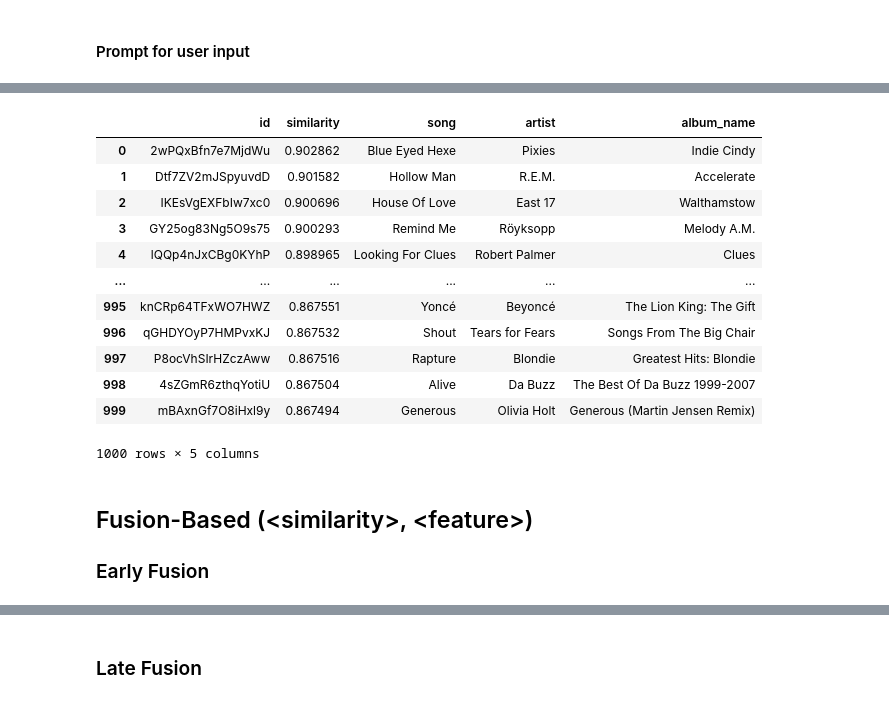
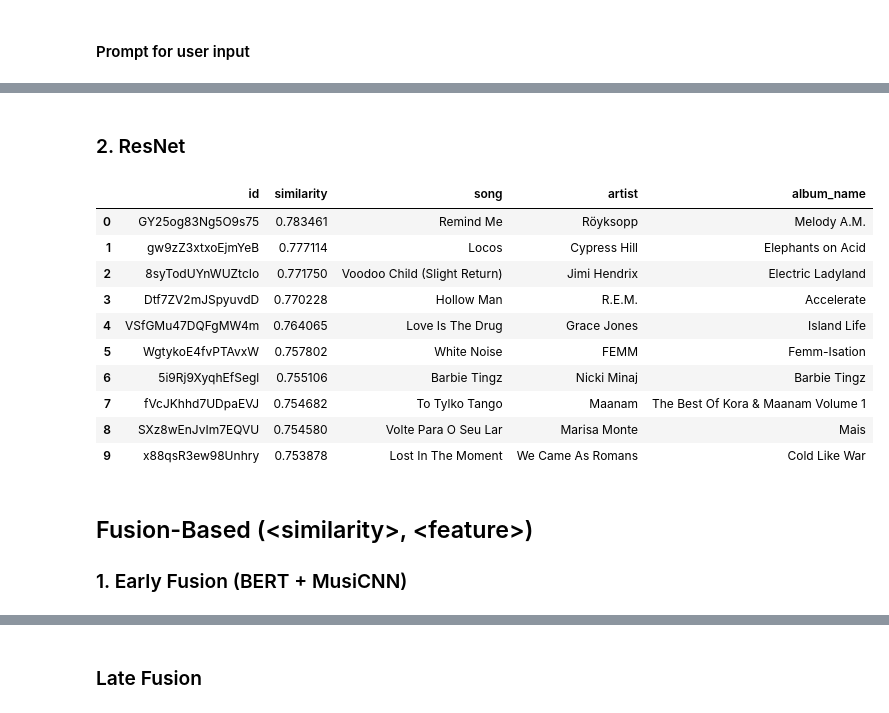
Before and after one commit to haraleib/MMSR_GroupB_WS23, a Jupyter notebook: Task 3_Group B.ipynb, the cells around one changed output, grey strips where cells are left out. Saved outputs shown, nothing was run; the diff lists cells and outputs as text; code cells hidden in the pictures.

```diff
--- a/Task 3_Group B.ipynb
+++ b/Task 3_Group B.ipynb
@@ -33,5 +34,13 @@ num_top_similar = int(input("Enter the number of top similar tracks: "))
 #   - Title: Letterman
 #   - Artist: Wiz Khalifa
 query, query_row_id = songs.prompt_song_query()
+
+retN = Retrieval(n=num_top_similar)
+
+def show_top_similar(dataset: LocalDataset) -> pd.DataFrame:
+    global retN, query_row_id
+
+    top_similar = retN.top_similar_tracks(query_row_id, dataset=dataset)
+    return Retrieval.create_df_from_tracks(top_similar)
 # %% [markdown]
 ## Video-Based(\<similarity\>, \<feature\>)
@@ -62,20 +78,20 @@ Retrieval.create_df_from_tracks(retN.top_similar_tracks(query_row_id, dataset=da
+# %% [markdown]
+### 2. ResNet
 # %%
-Retrieval.create_df_from_tracks(retN.top_similar_tracks(query_row_id, dataset=datasets.incp))
+show_top_similar(datasets.resnet)
 # %% [output]
 |  | id | similarity | song | artist | album_name |
-| 0 | 2wPQxBfn7e7MjdWu | 0.902862 | Blue Eyed Hexe | Pixies | Indie Cindy |
-| 1 | Dtf7ZV2mJSpyuvdD | 0.901582 | Hollow Man | R.E.M. | Accelerate |
-| 2 | IKEsVgEXFbIw7xc0 | 0.900696 | House Of Love | East 17 | Walthamstow |
-| 3 | GY25og83Ng5O9s75 | 0.900293 | Remind Me | Röyksopp | Melody A.M. |
-| 4 | lQQp4nJxCBg0KYhP | 0.898965 | Looking For Clues | Robert Palmer | Clues |
-| ... | ... | ... | ... | ... | ... |
-| 995 | knCRp64TFxWO7HWZ | 0.867551 | Yoncé | Beyoncé | The Lion King: The Gift |
-| 996 | qGHDYOyP7HMPvxKJ | 0.867532 | Shout | Tears for Fears | Songs From The Big Chair |
-| 997 | P8ocVhSIrHZczAww | 0.867516 | Rapture | Blondie | Greatest Hits: Blondie |
-| 998 | 4sZGmR6zthqYotiU | 0.867504 | Alive | Da Buzz | The Best Of Da Buzz 1999-2007 |
-| 999 | mBAxnGf7O8iHxl9y | 0.867494 | Generous | Olivia Holt | Generous (Martin Jensen Remix) |
+| 0 | GY25og83Ng5O9s75 | 0.783461 | Remind Me | Röyksopp | Melody A.M. |
+| 1 | gw9zZ3xtxoEjmYeB | 0.777114 | Locos | Cypress Hill | Elephants on Acid |
+| 2 | 8syTodUYnWUZtcIo | 0.771750 | Voodoo Child (Slight Return) | Jimi Hendrix | Electric Ladyland |
+| 3 | Dtf7ZV2mJSpyuvdD | 0.770228 | Hollow Man | R.E.M. | Accelerate |
+| 4 | VSfGMu47DQFgMW4m | 0.764065 | Love Is The Drug | Grace Jones | Island Life |
+| 5 | WgtykoE4fvPTAvxW | 0.757802 | White Noise | FEMM | Femm-Isation |
+| 6 | 5i9Rj9XyqhEfSegl | 0.755106 | Barbie Tingz | Nicki Minaj | Barbie Tingz |
+| 7 | fVcJKhhd7UDpaEVJ | 0.754682 | To Tylko Tango | Maanam | The Best Of Kora & Maanam Volume 1 |
+| 8 | SXz8wEnJvIm7EQVU | 0.754580 | Volte Para O Seu Lar | Marisa Monte | Mais |
+| 9 | x88qsR3ew98Unhry | 0.753878 | Lost In The Moment | We Came As Romans | Cold Like War |
-1000 rows × 5 columns
 # %% [markdown]
 ## Fusion-Based (\<similarity\>, \<feature\>)
-### Early Fusion
+### 1. Early Fusion (BERT + MusiCNN)
 # %%
```
Also changed, not shown: parts of 22 cells of this notebook, 6 other files.
